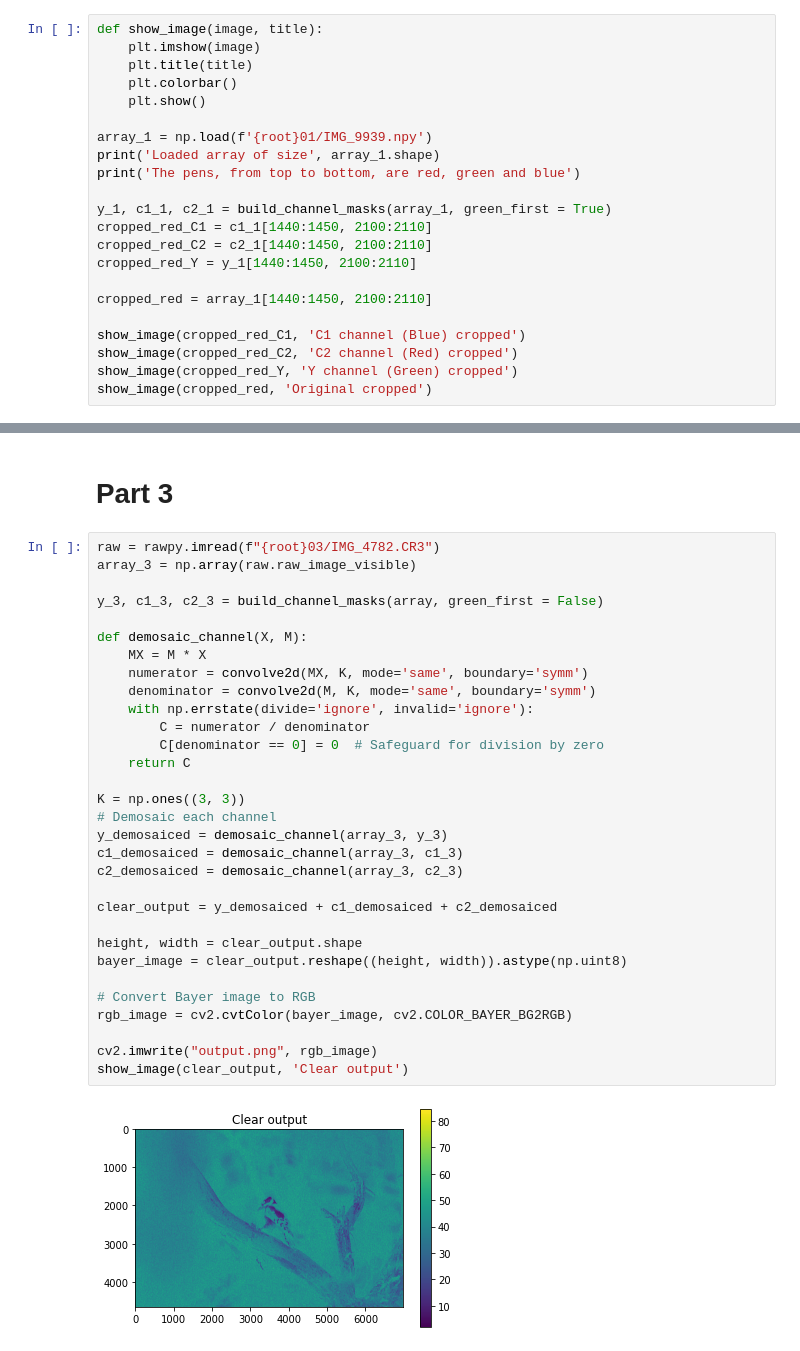
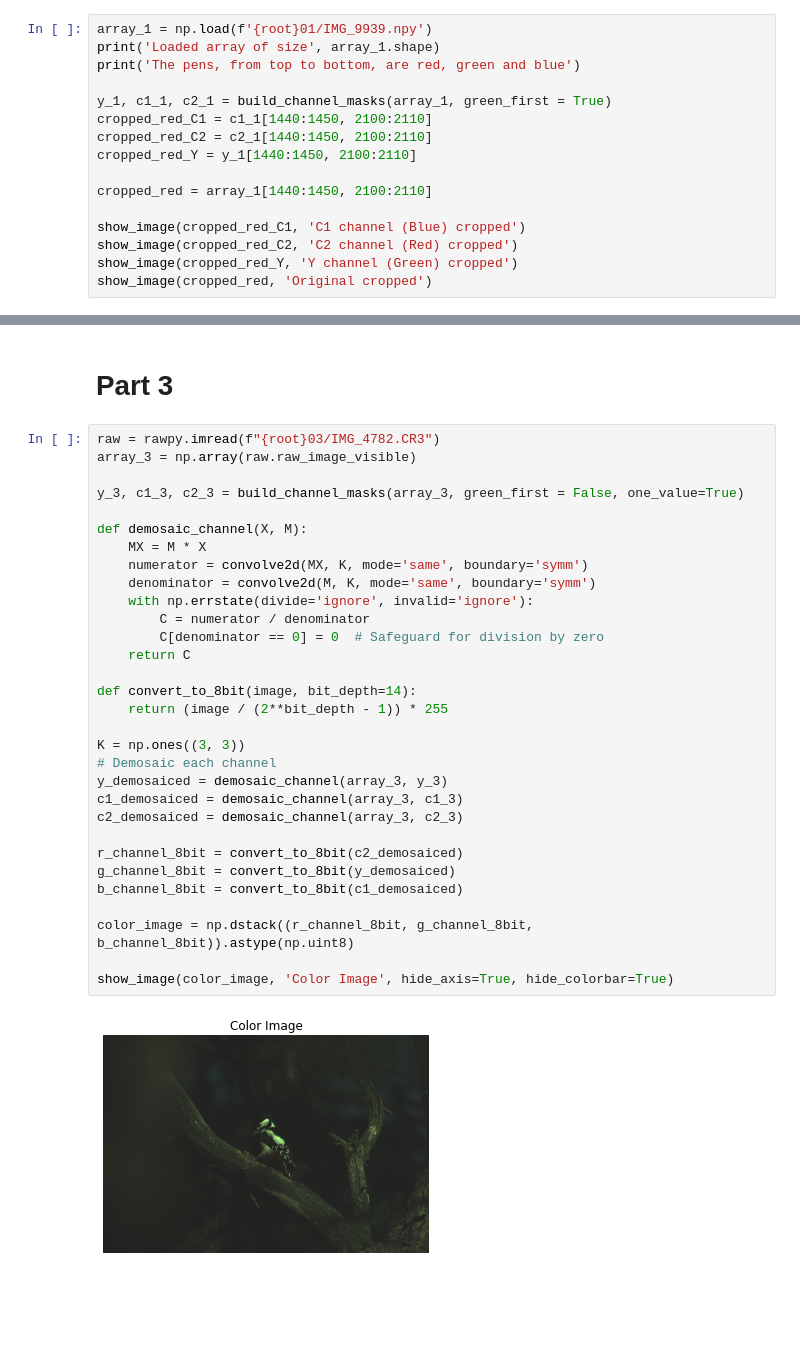
Before and after one commit to samasadii/computer-vision-project, a Jupyter notebook: exercise2/main.ipynb, the cells around one changed output, grey strips where cells are left out. Drawn from its saved outputs; the diff is of its cells as text; blank space fills up the shorter version.

```diff
--- a/exercise2/main.ipynb
+++ b/exercise2/main.ipynb
@@ -34,12 +43,6 @@ def build_channel_masks(array, green_first = True, one_value = False):
 # %% [markdown]
 # Part 1
 # %%
-def show_image(image, title):
-    plt.imshow(image)
-    plt.title(title)
-    plt.colorbar()
-    plt.show()
-
 array_1 = np.load(f'{root}01/IMG_9939.npy')
 print('Loaded array of size', array_1.shape)
 print('The pens, from top to bottom, are red, green and blue')
@@ -97,33 +100,33 @@ plt.show()
 # %%
 raw = rawpy.imread(f"{root}03/IMG_4782.CR3")
 array_3 = np.array(raw.raw_image_visible)
 
-y_3, c1_3, c2_3 = build_channel_masks(array, green_first = False)
+y_3, c1_3, c2_3 = build_channel_masks(array_3, green_first = False, one_value=True)
 
 def demosaic_channel(X, M):
     MX = M * X
     numerator = convolve2d(MX, K, mode='same', boundary='symm')
     denominator = convolve2d(M, K, mode='same', boundary='symm')
     with np.errstate(divide='ignore', invalid='ignore'):
         C = numerator / denominator
         C[denominator == 0] = 0  # Safeguard for division by zero
     return C
 
+def convert_to_8bit(image, bit_depth=14):
+    return (image / (2**bit_depth - 1)) * 255
+
 K = np.ones((3, 3))
 # Demosaic each channel
 y_demosaiced = demosaic_channel(array_3, y_3)
 c1_demosaiced = demosaic_channel(array_3, c1_3)
 c2_demosaiced = demosaic_channel(array_3, c2_3)
 
-clear_output = y_demosaiced + c1_demosaiced + c2_demosaiced
+r_channel_8bit = convert_to_8bit(c2_demosaiced)
+g_channel_8bit = convert_to_8bit(y_demosaiced)
+b_channel_8bit = convert_to_8bit(c1_demosaiced)
 
-height, width = clear_output.shape
-bayer_image = clear_output.reshape((height, width)).astype(np.uint8)
+color_image = np.dstack((r_channel_8bit, g_channel_8bit, b_channel_8bit)).astype(np.uint8)
 
-# Convert Bayer image to RGB
-rgb_image = cv2.cvtColor(bayer_image, cv2.COLOR_BAYER_BG2RGB)
-
-cv2.imwrite("output.png", rgb_image)
-show_image(clear_output, 'Clear output')
+show_image(color_image, 'Color Image', hide_axis=True, hide_colorbar=True)
 # %% [output]
-[figure, old version]
+[figure, new version]
```
Also changed, not shown: parts of 5 cells of this notebook, 1 other file.
